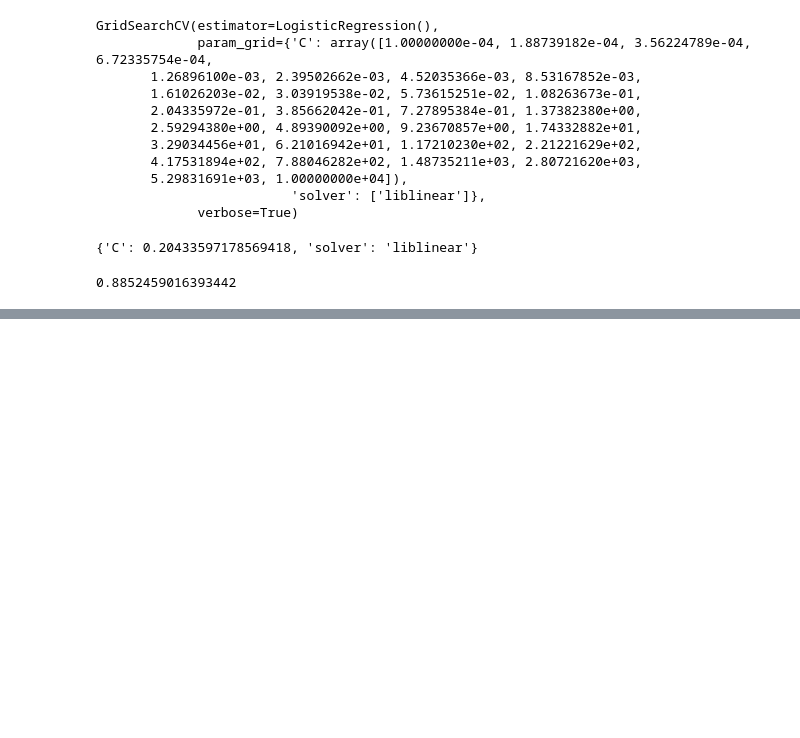
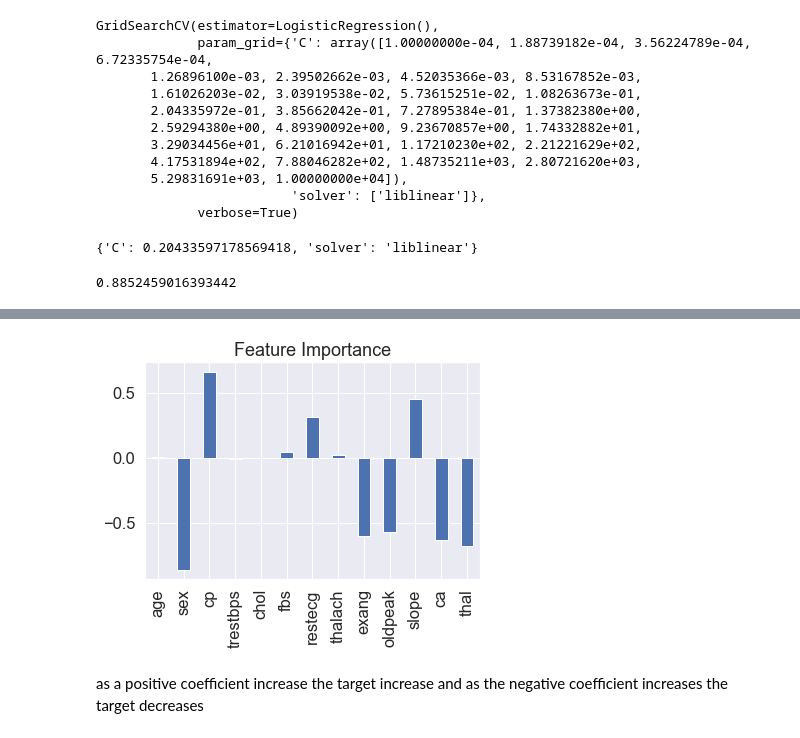
Before and after one commit to Laurent-I/heart-disease-classifier, a Jupyter notebook: Heart Disease Classifier.ipynb, the cells around one changed output, grey strips where cells are left out. Drawn from its saved outputs; the diff is of its cells as text; code cells hidden in the pictures; blank space fills up the shorter version.

```diff
--- a/Heart Disease Classifier.ipynb
+++ b/Heart Disease Classifier.ipynb
@@ -565,0 +668,7 @@ gs_log_reg.score(X_test, y_test)
+# %%
+# different for every model
+
+#fit an instance of LG
+clf = LogisticRegression(C= 0.20433597178569418,
+                        solver = "liblinear")
+clf.fit(X_train, y_train);
@@ -565,0 +682,4 @@ gs_log_reg.score(X_test, y_test)
+# %%
+# Match coef's of features to columns
+feature_dict = dict(zip(df.columns, list(clf.coef_[0])))
+feature_dict
@@ -565,0 +700,8 @@ gs_log_reg.score(X_test, y_test)
+# %%
+# visual feature importance
+feature_df = pd.DataFrame(feature_dict, index=[0])
+feature_df.T.plot.bar(title="Feature Importance", legend= False);
+# %% [output]
+[figure, added]
+# %% [markdown]
+as a positive coefficient increase the target increase and as the negative coefficient increases the target decreases
```
Also changed, not shown: parts of 20 cells of this notebook.
